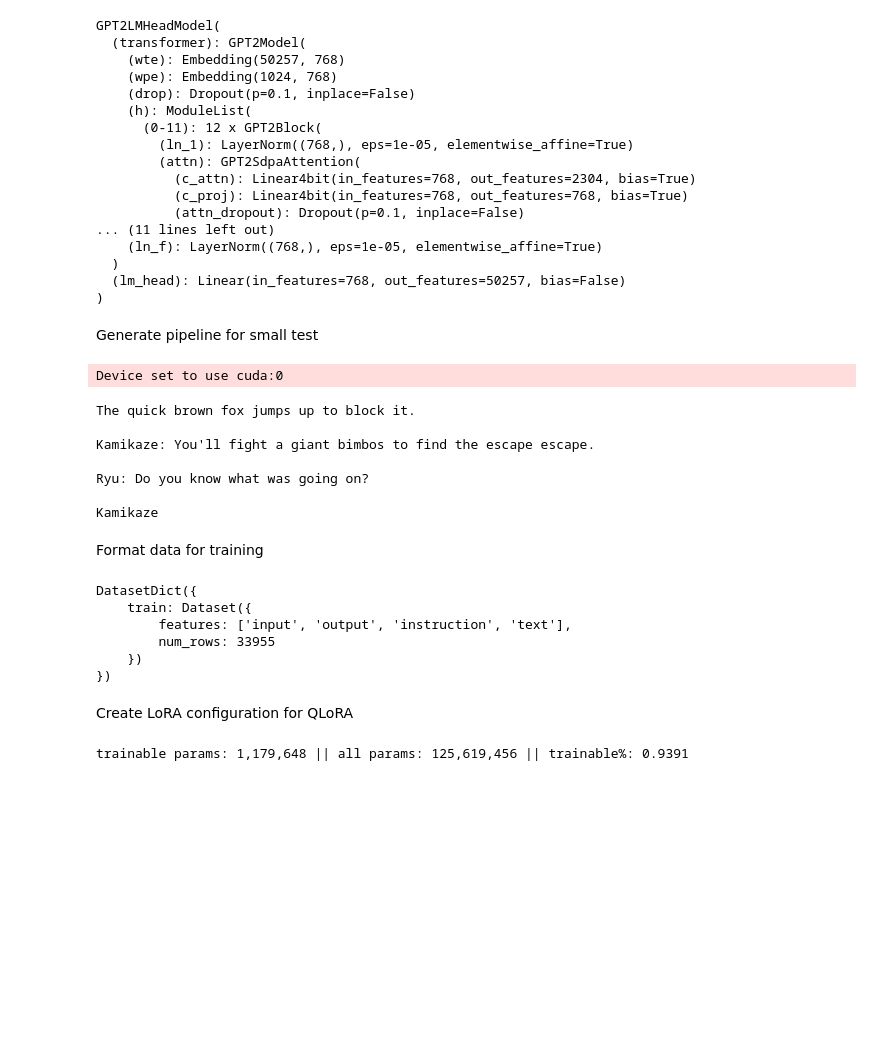
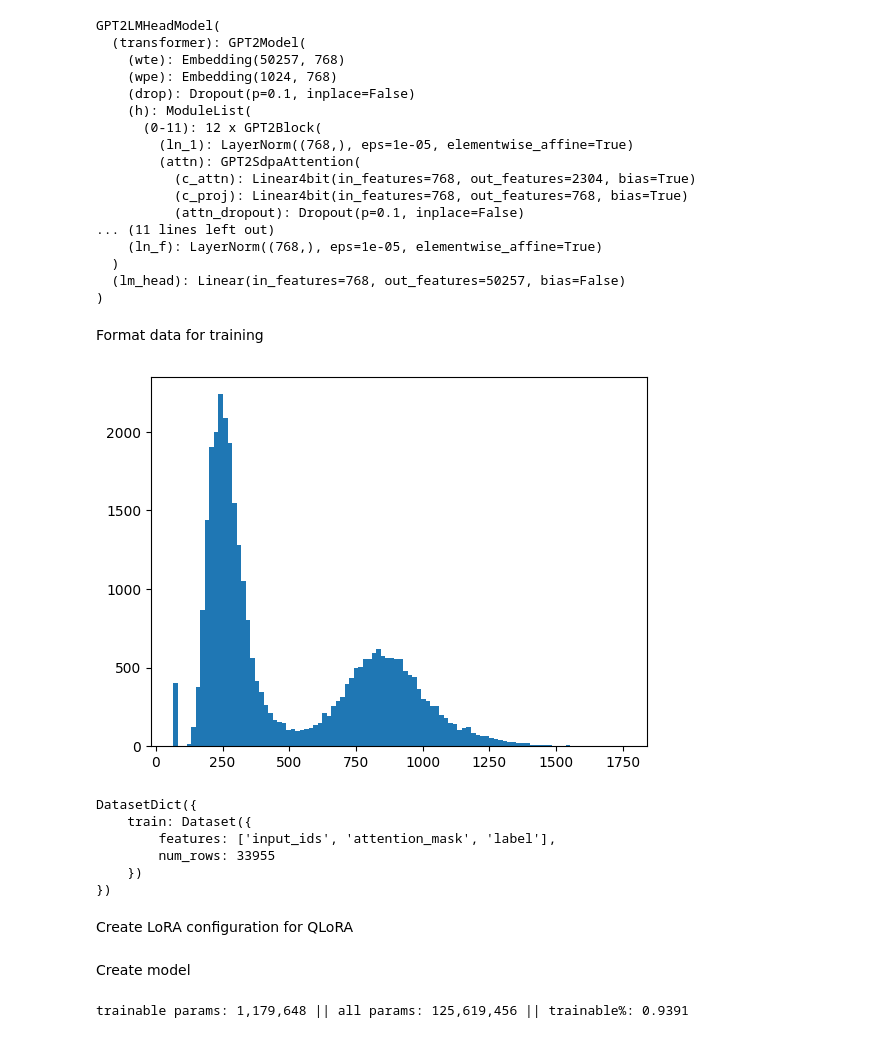
Before and after one commit to suurajroshan/lang_models_project, a Jupyter notebook: language_models.ipynb, the cells around one changed output. Cells and saved outputs as stored; diff of their text form; code cells hidden in the pictures; blank space fills up the shorter version.

```diff
--- a/language_models.ipynb
+++ b/language_models.ipynb
@@ -129,61 +146,46 @@ GPT2LMHeadModel(
   )
   (lm_head): Linear(in_features=768, out_features=50257, bias=False)
 )
-# %% [markdown]
-Generate pipeline for small test
-# %%
-pipe = pipeline(
-        "text-generation",
-        model=model,
-        tokenizer=tokenizer,
-        use_cache=True,
-        device_map="auto",
-        eos_token_id=tokenizer.eos_token_id,
-        pad_token_id=tokenizer.eos_token_id,
-)
-# %% [output]
-Device set to use cuda:0
-# %%
-print(pipe("The quick brown fox jumps")[0]['generated_text'])
-# %% [output]
-The quick brown fox jumps up to block it.
-
-Kamikaze: You'll fight a giant bimbos to find the escape escape.
-
-Ryu: Do you know what was going on?
-
-Kamikaze
 # %% [markdown]
 Format data for training
 # %%
 alpaca_prompt = """Instruction: {}
 
 Question: {}
 
 Answer: {}"""
 
-EOS_TOKEN = tokenizer.eos_token # Must add EOS_TOKEN
-
-def formatting_prompts_func(examples):
+def format(examples):
     instructions = examples["instruction"]
     inputs       = examples["input"]
     outputs      = examples["output"]
     texts = []
     for instruction, input, output in zip(instructions, inputs, outputs):
-        # Must add EOS_TOKEN, otherwise your generation will go on forever!
-        text = alpaca_prompt.format(instruction, input, output) + EOS_TOKEN
+        text = alpaca_prompt.format(instruction, input, output)
         texts.append(text)
-    return { "text" : texts, }
+    return {"text": texts}
 
-ds_formatted = ds.map(formatting_prompts_func, batched = True)
-ds_formatted
+ds = ds.map(format, batched=True)
+
+plt.hist([len(sample['text']) for sample in ds['train']], 100)
+plt.show()
 # %% [output]
-DatasetDict({
-    train: Dataset({
-        features: ['input', 'output', 'instruction', 'text'],
-        num_rows: 33955
-    })
-})
+[figure, added]
+# %%
+def tokenize(examples):
+    inputs = tokenizer(examples["text"], truncation=True)
+    inputs["label"] = inputs["input_ids"].copy()
+    return inputs
+
+ds_encoded = ds.map(tokenize, batched=True, remove_columns=ds["train"].column_names)
+ds_encoded
+# %% [output]
+DatasetDict({
+    train: Dataset({
+        features: ['input_ids', 'attention_mask', 'label'],
+        num_rows: 33955
+    })
+})
 # %% [markdown]
 Create LoRA configuration for QLoRA
 # %%
@@ -202,3 +202,5 @@ Create model
+# %% [markdown]
+Create model
 # %%
 prepared_model_4bit = prepare_model_for_kbit_training(model)
 qlora_model = get_peft_model(prepared_model_4bit, lora_configs)
```
Also changed, not shown: parts of 12 cells of this notebook.
